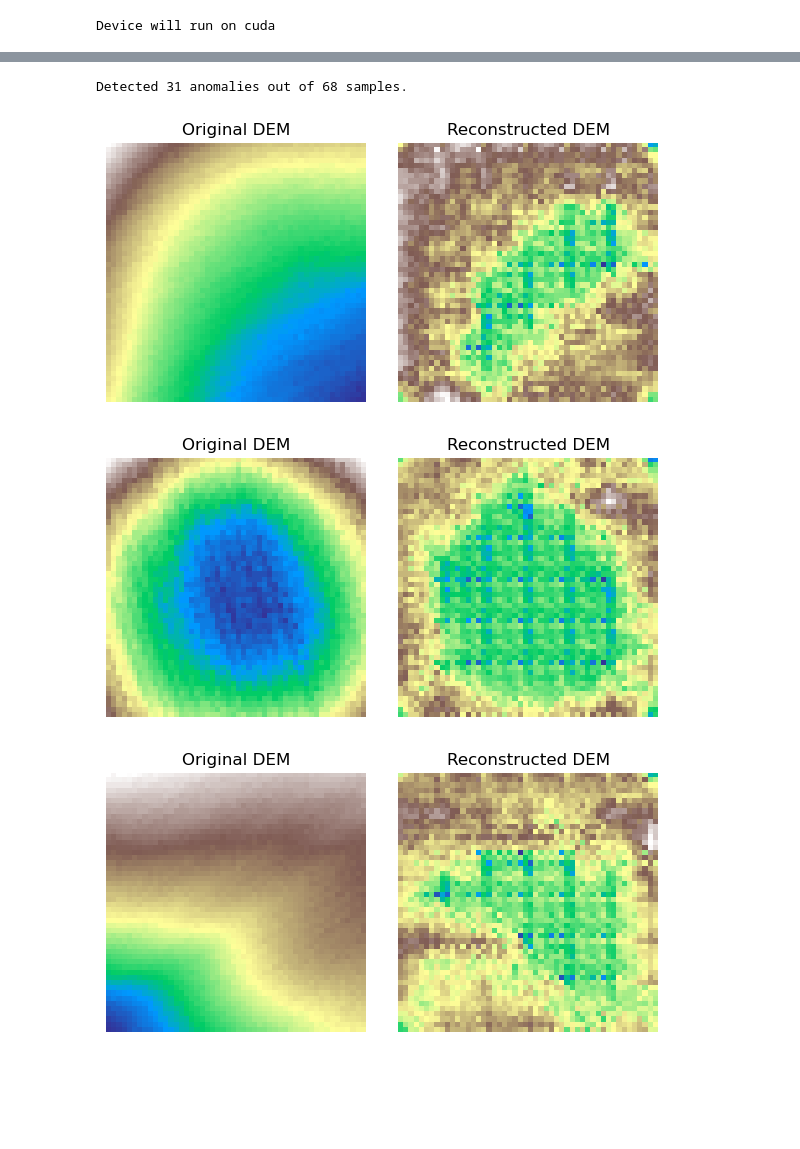
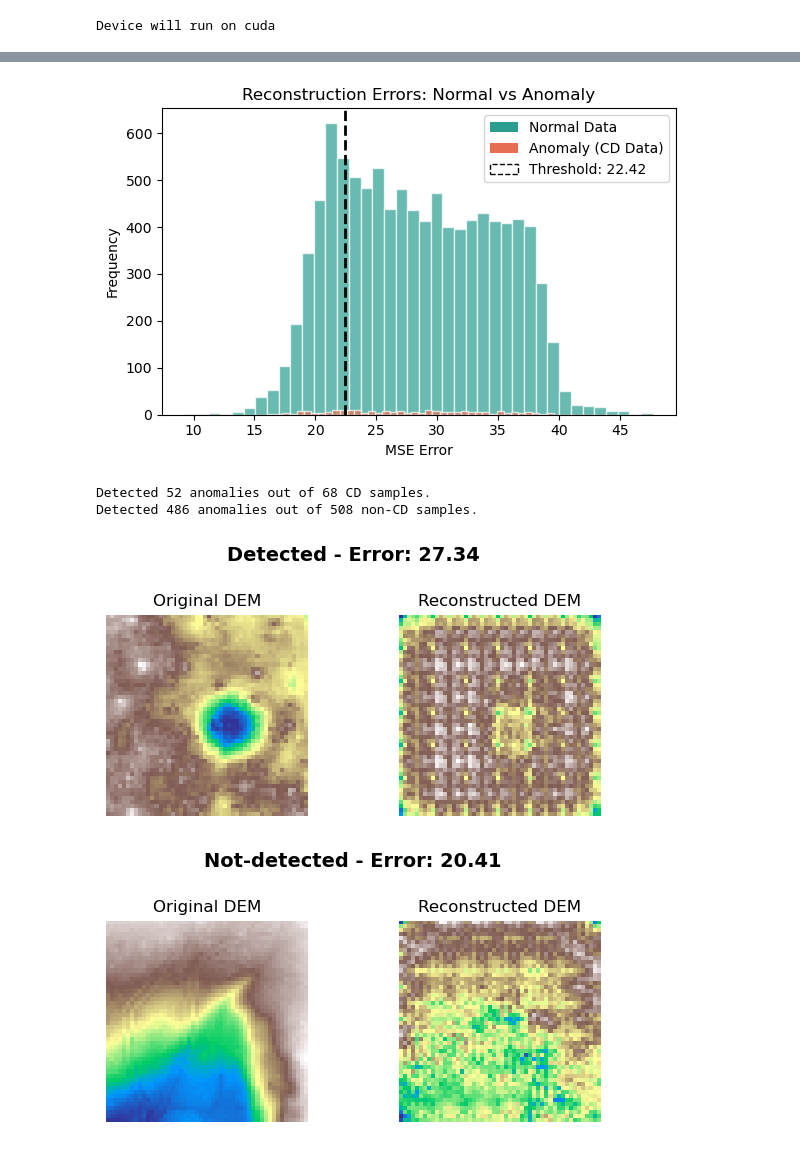
Before and after one commit to sarah-lp-dr/thesis-cd-github, a Jupyter notebook: autoencoder.ipynb, the cells around one changed output, grey strips where cells are left out. Cells and saved outputs as stored; diff of their text form; code cells hidden in the pictures; blank space fills up the shorter version.

```diff
--- a/autoencoder.ipynb
+++ b/autoencoder.ipynb
@@ -115,30 +147,70 @@ Detected 111 anomalies out of 223 samples.
+# %%
+# === Plot histogram with threshold ===
+plt.figure(figsize=(6, 4))
+
+plt.hist(normal_errors, bins=40, color='#2A9D8F', edgecolor='white', alpha=0.7, label='Normal Data')
+plt.hist(cd_errors, bins=40, color='#E76F51', edgecolor='white', alpha=0.7, label='Anomaly (CD Data)')
+plt.axvline(threshold, color='black', linestyle='--', linewidth=2, label=f'Threshold: {threshold:.2f}')
+
+legend_elements = [
+    Patch(facecolor='#2A9D8F', label='Normal Data'),
+    Patch(facecolor='#E76F51', label='Anomaly (CD Data)'),
+    Patch(facecolor='none', edgecolor='black', linestyle='--', label=f'Threshold: {threshold:.2f}')
+]
+plt.legend(handles=legend_elements)
+
+plt.title("Reconstruction Errors: Normal vs Anomaly")
+plt.xlabel("MSE Error")
+plt.ylabel("Frequency")
+plt.tight_layout()
+plt.show()
+plt.close()
+# %% [output]
+[figure, added]
 # %%
-unseen_data = np.load("test_CD_features2.npy")
-unseen_data = np.delete(unseen_data, [2, 3, 6], axis=1)
-unseen_tensor = torch.tensor(unseen_data, dtype=torch.float32).to(device)
+# === Test data ===
+unseen_CD_data = np.load("test_CD_features2.npy")
+unseen_CD_data = np.delete(unseen_CD_data, [2, 3, 6], axis=1)
+unseen_CD_tensor = torch.tensor(unseen_CD_data, dtype=torch.float32).to(device)
 model.eval()
 with torch.no_grad():
-    recon_unseen = model(unseen_tensor)
-    errors_unseen = torch.mean((unseen_tensor - recon_unseen) ** 2, dim=[1, 2, 3]).cpu().numpy()
+    recon_unseen_CD = model(unseen_CD_tensor)
+    errors_unseen_CD = torch.mean((unseen_CD_tensor - recon_unseen_CD) ** 2, dim=[1, 2, 3]).cpu().numpy()
 
-# Assume `threshold` was defined previously
-anomalies = errors_unseen > threshold
-print(f"Detected {np.sum(anomalies)} anomalies out of {len(errors_unseen)} samples.")
+anomalies_CD = errors_unseen_CD > threshold
+print(f"Detected {np.sum(anomalies_CD)} anomalies out of {len(errors_unseen_CD)} CD samples.")
+
+unseen_normal_data = np.load("test_non-CD_features2.npy")
+unseen_normal_data = np.delete(unseen_normal_data, [2, 3, 6], axis=1)
+unseen_normal_tensor = torch.tensor(unseen_normal_data, dtype=torch.float32).to(device)
+model.eval()
+with torch.no_grad():
+    recon_unseen_normal = model(unseen_normal_tensor)
+    errors_unseen_normal = torch.mean((unseen_normal_tensor - recon_unseen_normal) ** 2, dim=[1, 2, 3]).cpu().numpy()
+
+anomalies_normal = errors_unseen_normal > threshold
+print(f"Detected {np.sum(anomalies_normal)} anomalies out of {len(errors_unseen_normal)} non-CD samples.")
 # %% [output]
-Detected 31 anomalies out of 68 samples.
+Detected 52 anomalies out of 68 CD samples.
+Detected 486 anomalies out of 508 non-CD samples.
 # %%
-# === Plot examples ===
-for i in np.where(anomalies)[0][:5]:
+# === Plot one detected anomaly and one not-detected sample ===
+anomalous_idx = np.where(anomalies_CD)[0][0]
+not_anomalous_idx = np.where(~anomalies_CD)[0][0]
+
+for idx, label in zip([anomalous_idx, not_anomalous_idx], ['Detected', 'Not-detected']):
+    error_value = errors_unseen_CD[idx]
     fig, axes = plt.subplots(1, 2, figsize=(6, 3))
-    axes[0].imshow(unseen_tensor[i][0].cpu(), cmap='terrain')
+    fig.suptitle(f"{label} - Error: {error_value:.2f}", fontsize=14, fontweight='bold')
+    axes[0].imshow(unseen_CD_tensor[idx][0].cpu(), cmap='terrain')
     axes[0].set_title("Original DEM")
-    axes[1].imshow(recon_unseen[i][0].cpu(), cmap='terrain')
+    axes[1].imshow(recon_unseen_CD[idx][0].cpu(), cmap='terrain')
     axes[1].set_title("Reconstructed DEM")
-    for ax in axes: ax.axis('off')
-    plt.tight_layout()
+    for ax in axes:
+        ax.axis('off')
+    plt.tight_layout(rect=[0, 0.03, 1, 0.95])
     plt.show()
     plt.close()
 # %% [output]
-[figure, old version]
+[figure, new version]
-[figure, old version]
+[figure, new version]
-[figure, removed]
```
Also changed, not shown: parts of 9 cells of this notebook, 2 other files.
